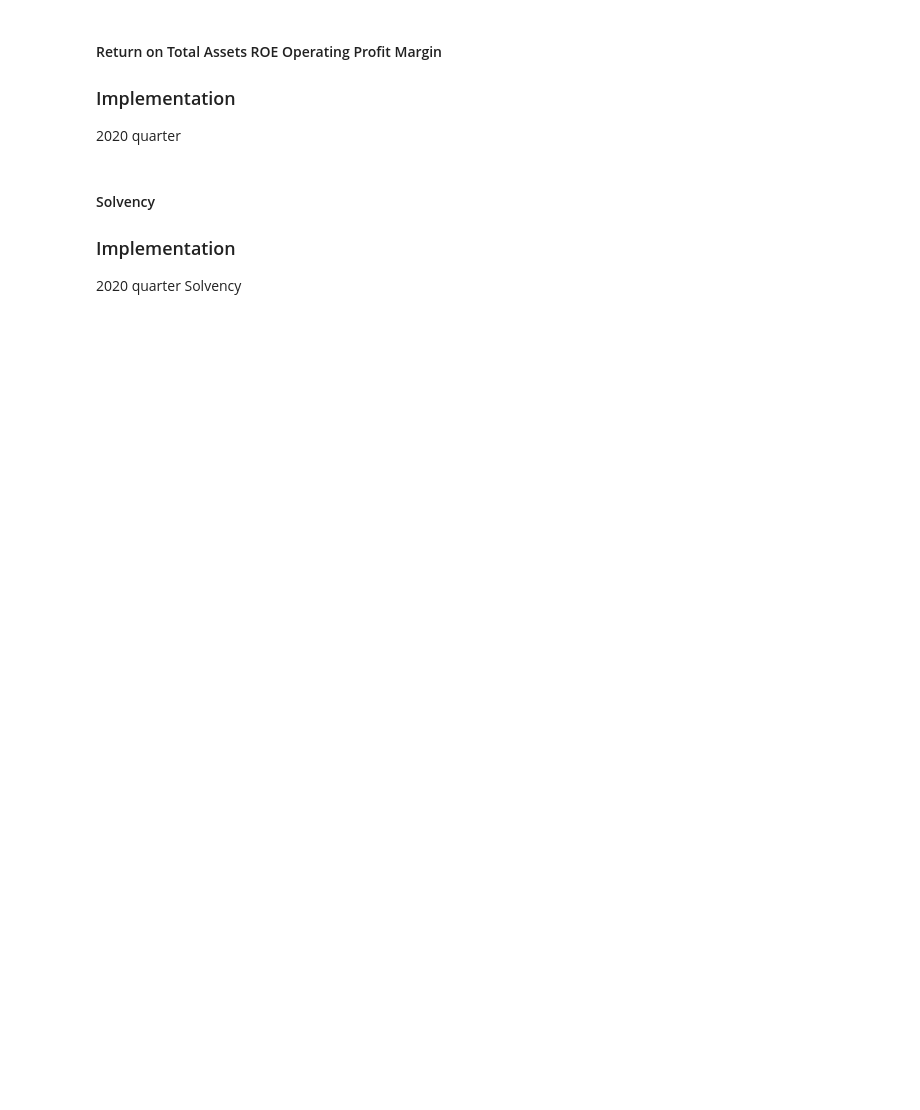
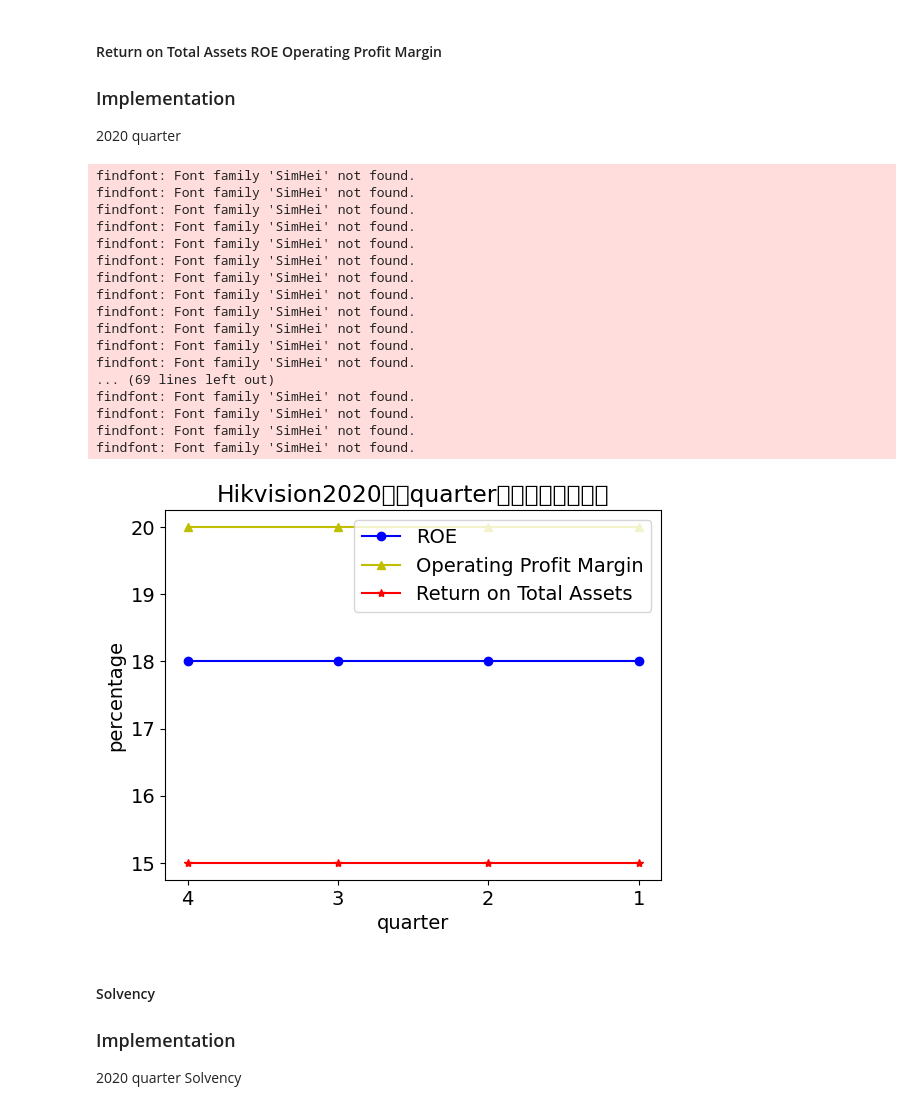
Before and after one commit to T-T-Best/Industry-data-visualization, a Jupyter notebook: industry_data_visualization.ipynb, the cells around one changed output. Drawn from its saved outputs; the diff is of its cells as text; code cells hidden in the pictures; blank space fills up the shorter version.

```diff
--- a/industry_data_visualization.ipynb
+++ b/industry_data_visualization.ipynb
@@ -448,26 +731,45 @@ df_profit
 # %%
 # 抓取year列表和主要盈利及营运数据
 quarter=list()
 q=5
 ROA=list()      #Return on Total Assets(Return On Assets)
 ROE=list()   #ROE(Return On Equity)
 OPR=list()   #Operating Profit Margin(Operating Profit Ratio)
 for idx,row in df_profit.iterrows():
     q-=1
     quarter.append(str(q))
     val=0
-    val=float(row[4].split("%")[0])
+    val=float(str(row[4]).split("%")[0])
     ROE.append(val)
     OPR.append(float(row[2]))
     ROA.append(float(row[3]))
 plt.plot(quarter, ROE, marker='o', mec='b', mfc='b',color='b',label=u"ROE")
 plt.plot(quarter, OPR, marker='^', mec='y', mfc='y',color='y',label=u"Operating Profit Margin")
 plt.plot(quarter, ROA, marker='*', mec='r', mfc='r',color='r',label=u"Return on Total Assets")
 plt.legend()      # enable legend
 plt.xlabel(u"quarter")      #Xaxis label
 plt.ylabel(u"percentage")      #Yaxis label
 plt.title(u"Hikvision2020年四quarter主要盈利指标表现")    #标题
 plt.show()
+# %% [output]
+findfont: Font family 'SimHei' not found.
+findfont: Font family 'SimHei' not found.
+findfont: Font family 'SimHei' not found.
+findfont: Font family 'SimHei' not found.
+findfont: Font family 'SimHei' not found.
+findfont: Font family 'SimHei' not found.
+findfont: Font family 'SimHei' not found.
+findfont: Font family 'SimHei' not found.
+findfont: Font family 'SimHei' not found.
+findfont: Font family 'SimHei' not found.
+findfont: Font family 'SimHei' not found.
+findfont: Font family 'SimHei' not found.
+... (69 lines left out)
+findfont: Font family 'SimHei' not found.
+findfont: Font family 'SimHei' not found.
+findfont: Font family 'SimHei' not found.
+findfont: Font family 'SimHei' not found.
+[figure, added]
 # %% [markdown]
 #### Solvency
 ### Implementation
```
Also changed, not shown: parts of 30 cells of this notebook.
